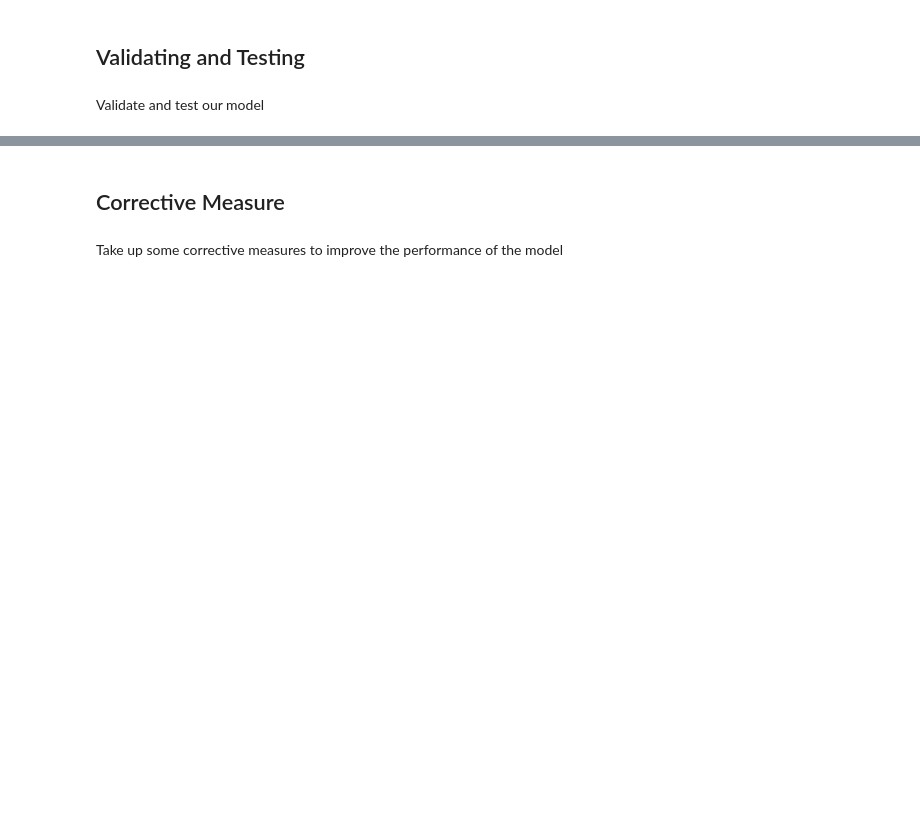
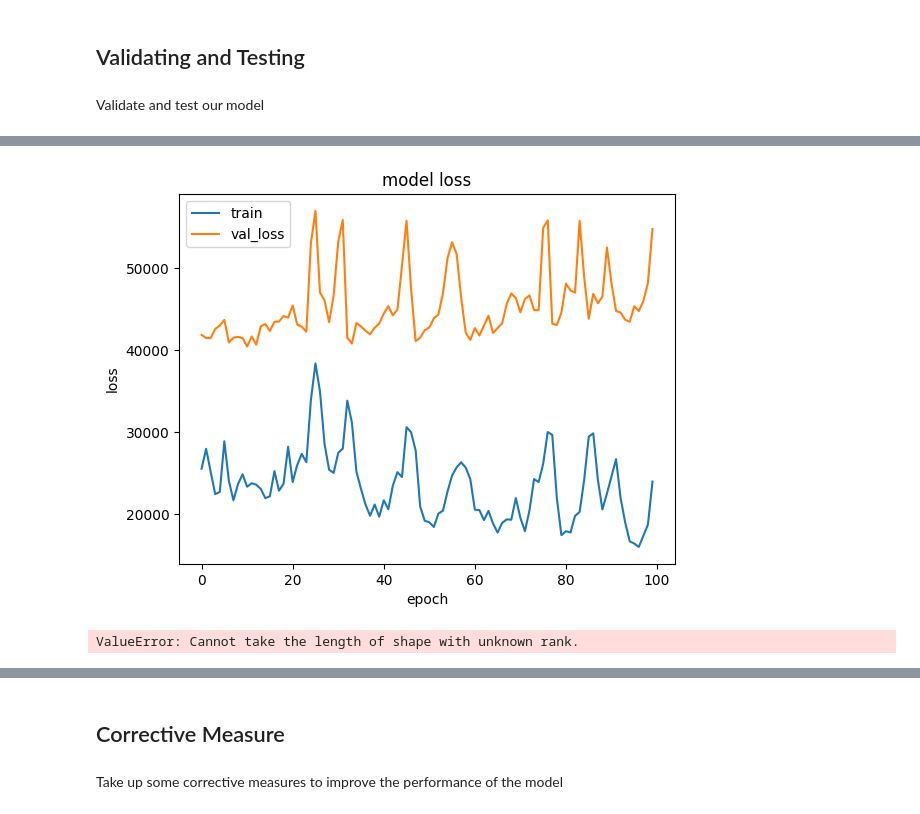
Before and after one commit to Avit-hodibu/computer-vision-with-deep-learning, a Jupyter notebook: building_NN.ipynb, the cells around one changed output, grey strips where cells are left out. Drawn from its saved outputs; the diff is of its cells as text; code cells hidden in the pictures; blank space fills up the shorter version.

```diff
--- a/building_NN.ipynb
+++ b/building_NN.ipynb
@@ -189,0 +453,4 @@ Validate and test our model
+# %%
+normalizer = Normalization()
+normalizer.adapt(X_train)
+normalizer(X)[:5]
@@ -189,0 +471,10 @@ Validate and test our model
+# %%
+model = tf.keras.Sequential([
+                             InputLayer(shape = (8,)),
+                             normalizer,
+                             Dense(128, activation = "relu"),
+                             Dense(128, activation = "relu"),
+                             Dense(128, activation = "relu"),
+                             Dense(1),
+])
+model.summary()
@@ -189,0 +503,6 @@ Validate and test our model
+# %%
+model.compile(optimizer = Adam(learning_rate = 0.1),
+              loss = MeanAbsoluteError(),
+              metrics = [RootMeanSquaredError()])
+# %%
+history = model.fit(train_dataset, validation_data=(val_dataset), epochs = 100, verbose = 1)
@@ -189,0 +529,14 @@ Validate and test our model
+# %%
+plt.plot(history.history['loss'])
+plt.plot(history.history['val_loss'])
+plt.title('model loss')
+plt.ylabel('loss')
+plt.xlabel('epoch')
+plt.legend(['train','val_loss'])
+plt.show()
+# %% [output]
+[figure, added]
+# %%
+model.evaluate(X_test, y_test)
+# %% [output]
+ValueError: Cannot take the length of shape with unknown rank.
```
Also changed, not shown: parts of 46 cells of this notebook, 1 other file.
